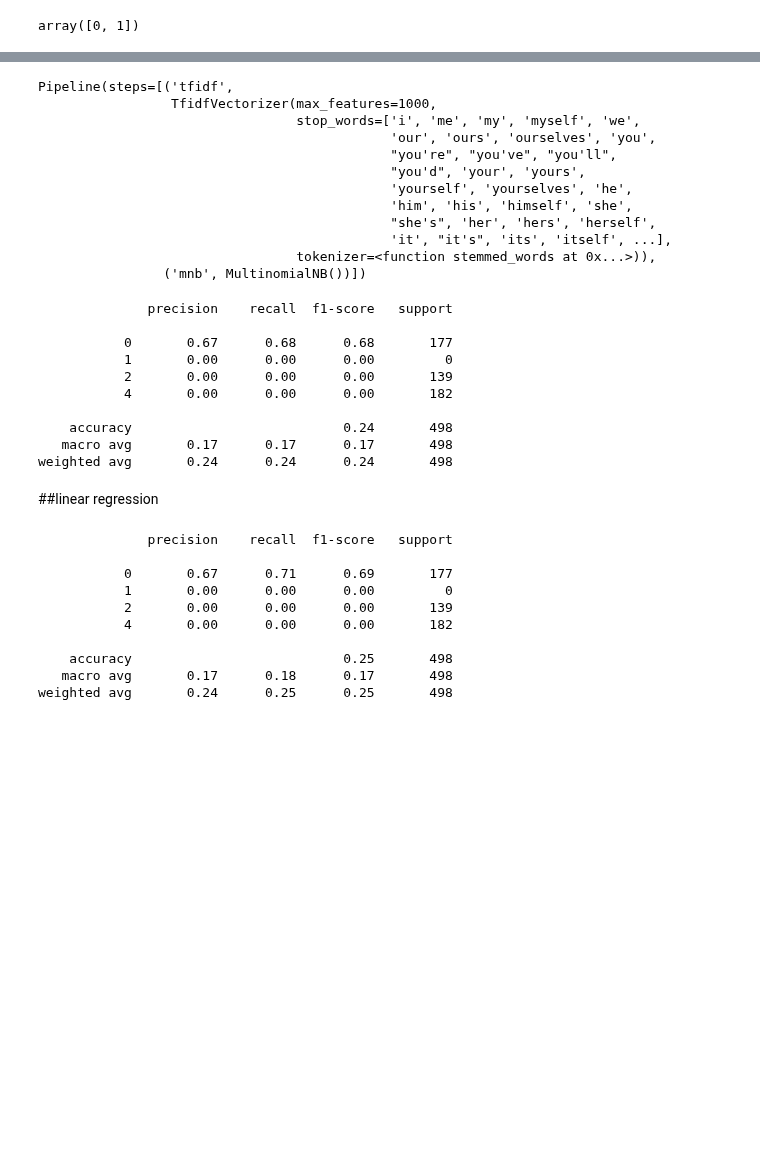
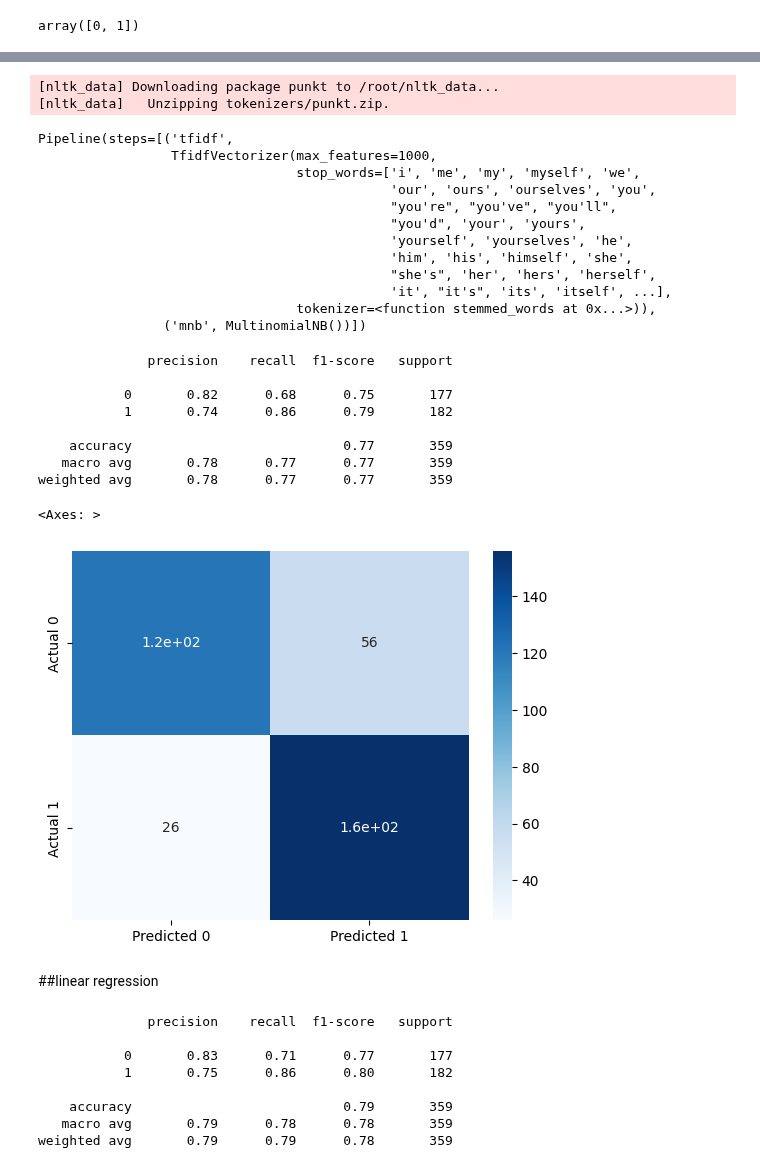
Before and after one commit to nargesghan/cs_internship_journey, a Jupyter notebook: sentiment Analysis/sentiment_analyzer_project.ipynb, the cells around one changed output, grey strips where cells are left out. Drawn from its saved outputs; the diff is of its cells as text; code cells hidden in the pictures; blank space fills up the shorter version.

```diff
--- a/sentiment Analysis/sentiment_analyzer_project.ipynb
+++ b/sentiment Analysis/sentiment_analyzer_project.ipynb
@@ -7,7 +7,7 @@ import numpy as np
 I got the description of the columns from this link:
 https://www.kaggle.com/datasets/kazanova/sentiment140
 # %%
-train=pd.read_csv("/content/train_data.csv",encoding='latin-1', header=None)
+train=pd.read_csv("/content/train_data.csv",encoding='latin-1', header=None, sep=',')
 test=pd.read_csv("/content/test_data.csv", encoding='latin-1', header=None)
 train.columns=['target','ID','date','flag','user','text']
 test.columns=['target','ID','date','flag','user','text']
@@ -46,0 +68,2 @@ array([0, 4])
+# %%
+test=test[test['target']!=2]
@@ -48,0 +88,2 @@ train['target'].replace({4:1},inplace=True)
+# %%
+test['target'].replace({4:1}, inplace=True)
@@ -146,20 +194,24 @@ from sklearn.pipeline import Pipeline
 nb_tfidf = Pipeline([('tfidf', tfidf),
                      ('mnb', MultinomialNB())])
 # %%
+import nltk
+nltk.download('punkt')
 nb_tfidf.fit(train['text'],train['target'])
 # %% [output]
-Pipeline(steps=[('tfidf',
-                 TfidfVectorizer(max_features=1000,
-                                 stop_words=['i', 'me', 'my', 'myself', 'we',
-                                             'our', 'ours', 'ourselves', 'you',
-                                             "you're", "you've", "you'll",
-                                             "you'd", 'your', 'yours',
-                                             'yourself', 'yourselves', 'he',
-                                             'him', 'his', 'himself', 'she',
-                                             "she's", 'her', 'hers', 'herself',
-                                             'it', "it's", 'its', 'itself', ...],
-                                 tokenizer=<function stemmed_words at 0x...>)),
-                ('mnb', MultinomialNB())])
+[nltk_data] Downloading package punkt to /root/nltk_data...
+[nltk_data]   Unzipping tokenizers/punkt.zip.
+Pipeline(steps=[('tfidf',
+                 TfidfVectorizer(max_features=1000,
+                                 stop_words=['i', 'me', 'my', 'myself', 'we',
+                                             'our', 'ours', 'ourselves', 'you',
+                                             "you're", "you've", "you'll",
+                                             "you'd", 'your', 'yours',
+                                             'yourself', 'yourselves', 'he',
+                                             'him', 'his', 'himself', 'she',
+                                             "she's", 'her', 'hers', 'herself',
+                                             'it', "it's", 'its', 'itself', ...],
+                                 tokenizer=<function stemmed_words at 0x...>)),
+                ('mnb', MultinomialNB())])
 # %%
 from sklearn import metrics
 predictions=nb_tfidf.predict(test['text'])
@@ -167,14 +219,20 @@ print(metrics.classification_report(test['target'], predictions))
 # %% [output]
               precision    recall  f1-score   support
 
-           0       0.67      0.68      0.68       177
-           1       0.00      0.00      0.00         0
-           2       0.00      0.00      0.00       139
-           4       0.00      0.00      0.00       182
+           0       0.82      0.68      0.75       177
+           1       0.74      0.86      0.79       182
 
-    accuracy                           0.24       498
-   macro avg       0.17      0.17      0.17       498
-weighted avg       0.24      0.24      0.24       498
+    accuracy                           0.77       359
+   macro avg       0.78      0.77      0.77       359
+weighted avg       0.78      0.77      0.77       359
+# %%
+from sklearn.metrics import confusion_matrix
+import seaborn as sns
+cm=confusion_matrix(test['target'], predictions)
+sns.heatmap(cm, annot=True, cmap='Blues', xticklabels=['Predicted 0', 'Predicted 1'], yticklabels=['Actual 0', 'Actual 1'])
+# %% [output]
+<Axes: >
+[figure, added]
 # %% [markdown]
 ##linear regression
 # %%
@@ -190,11 +248,9 @@ print(metrics.classification_report(test['target'], predictions))
 # %% [output]
               precision    recall  f1-score   support
 
-           0       0.67      0.71      0.69       177
-           1       0.00      0.00      0.00         0
-           2       0.00      0.00      0.00       139
-           4       0.00      0.00      0.00       182
+           0       0.83      0.71      0.77       177
+           1       0.75      0.86      0.80       182
 
-    accuracy                           0.25       498
-   macro avg       0.17      0.18      0.17       498
-weighted avg       0.24      0.25      0.25       498
+    accuracy                           0.79       359
+   macro avg       0.79      0.78      0.78       359
+weighted avg       0.79      0.79      0.78       359
```
Also changed, not shown: parts of 12 cells of this notebook, 1 other file.
